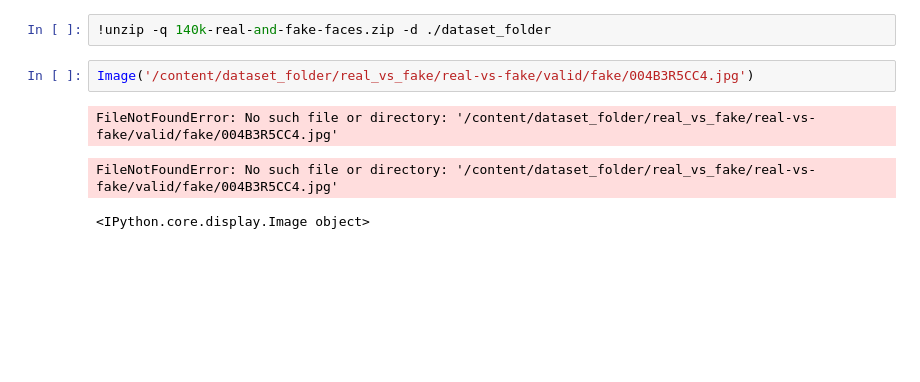
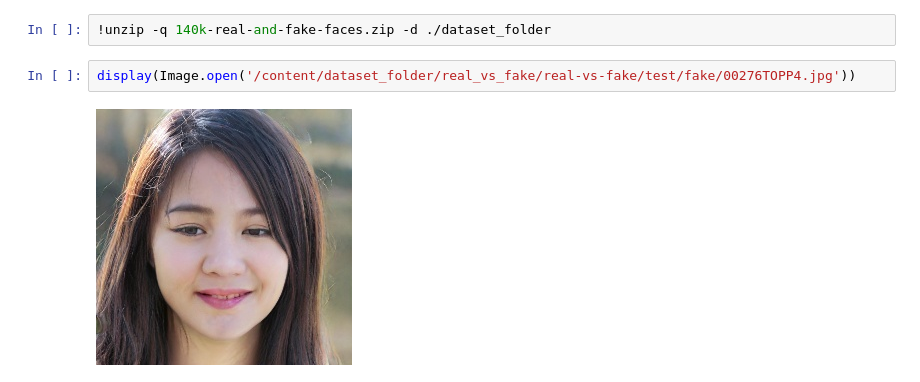
Before and after one commit to Innovatewithapple/keras, a Jupyter notebook: Untitled7.ipynb, the cells around one changed output. Cells and saved outputs as stored; diff of their text form; blank space fills up the shorter version.

```diff
--- a/Untitled7.ipynb
+++ b/Untitled7.ipynb
@@ -24,8 +28,6 @@ Downloading 140k-real-and-fake-faces.zip to /content
 # %%
 !unzip -q 140k-real-and-fake-faces.zip -d ./dataset_folder
 # %%
-Image('/content/dataset_folder/real_vs_fake/real-vs-fake/valid/fake/004B3R5CC4.jpg')
+display(Image.open('/content/dataset_folder/real_vs_fake/real-vs-fake/test/fake/00276TOPP4.jpg'))
 # %% [output]
-FileNotFoundError: No such file or directory: '/content/dataset_folder/real_vs_fake/real-vs-fake/valid/fake/004B3R5CC4.jpg'
-FileNotFoundError: No such file or directory: '/content/dataset_folder/real_vs_fake/real-vs-fake/valid/fake/004B3R5CC4.jpg'
-<IPython.core.display.Image object>
+[figure, added]
```
Also changed, not shown: parts of 1 cell of this notebook.
